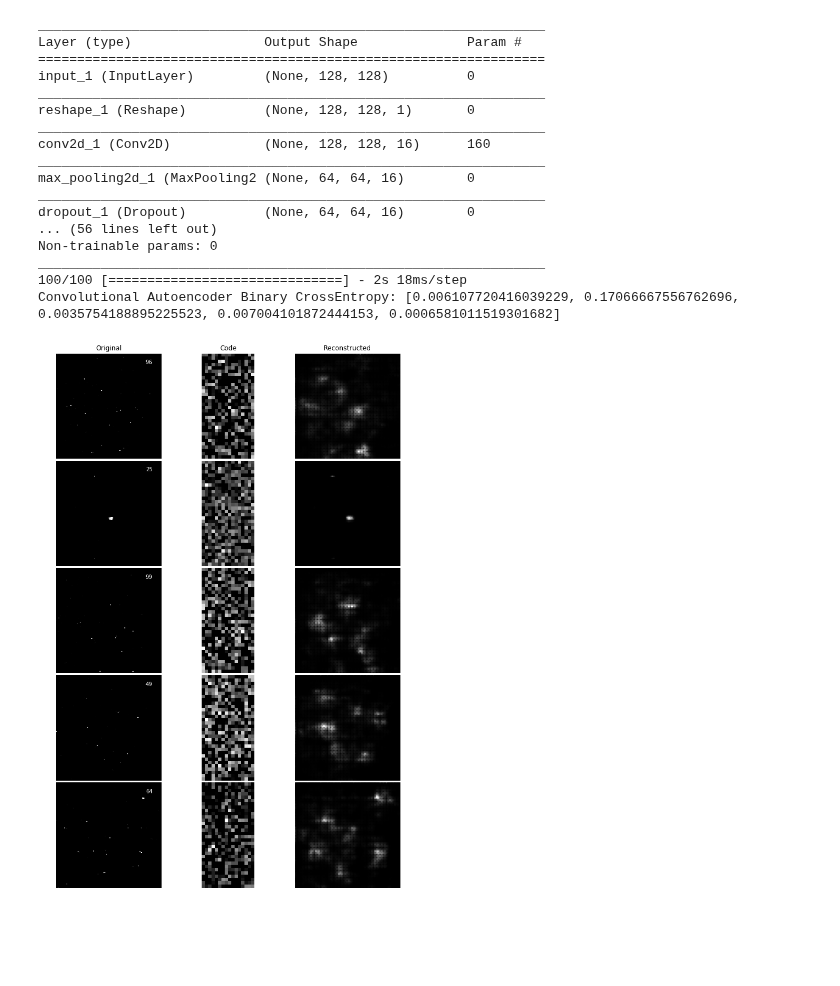
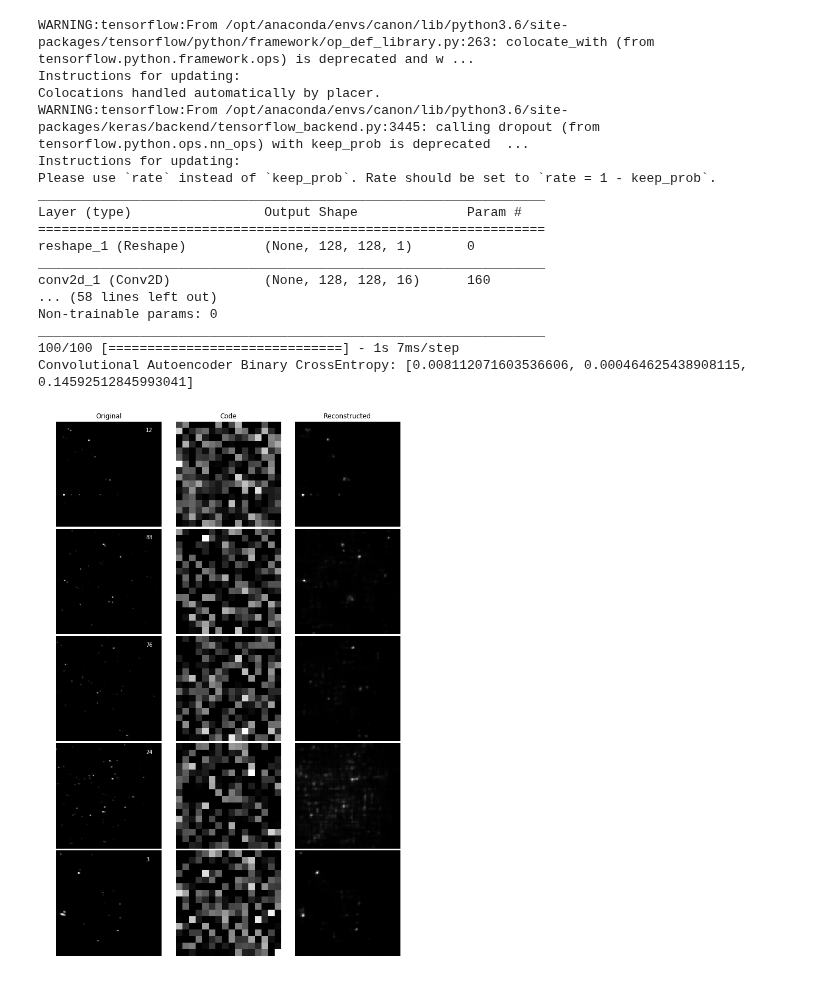
Before and after one commit to xmechanics/canon, a Jupyter notebook: scripts/review_model.ipynb, the cells around one changed output. Drawn from its saved outputs; the diff is of its cells as text; code cells hidden in the pictures; blank space fills up the shorter version.

```diff
--- a/scripts/review_model.ipynb
+++ b/scripts/review_model.ipynb
@@ -63,7 +63,7 @@ from canon.autoencode import reset_tf_session
 from canon.autoencode.models import load_encoder, load_decoder
 
 s = reset_tf_session()
-model_name = "ae_conv_4_512"
+model_name = "ae_conv_4_256_best_2"
 encoder = load_encoder(model_name)
 decoder = load_decoder(model_name)
 encoder.summary()
@@ -73,64 +73,64 @@ inp = L.Input(IMAGE_SHAPE)
 code = encoder(inp)
 reconstruction = decoder(code)
 autoencoder = keras.models.Model(inputs=inp, outputs=reconstruction)
-autoencoder.compile(optimizer="adamax", loss='binary_crossentropy', metrics=[precision, recall, f_beta, 'mse'])
+autoencoder.compile(optimizer="adam", loss='binary_crossentropy', metrics=['mse', f_beta])
 reconstruction_mse = autoencoder.evaluate(X_test, X_test, verbose=1)
 print("Convolutional Autoencoder Binary CrossEntropy:", reconstruction_mse)
 # %% [output]
+WARNING:tensorflow:From /opt/anaconda/envs/canon/lib/python3.6/site-packages/tensorflow/python/framework/op_def_library.py:263: colocate_with (from tensorflow.python.framework.ops) is deprecated and w ...
+Instructions for updating:
+Colocations handled automatically by placer.
+WARNING:tensorflow:From /opt/anaconda/envs/canon/lib/python3.6/site-packages/keras/backend/tensorflow_backend.py:3445: calling dropout (from tensorflow.python.ops.nn_ops) with keep_prob is deprecated  ...
+Instructions for updating:
+Please use `rate` instead of `keep_prob`. Rate should be set to `rate = 1 - keep_prob`.
 _________________________________________________________________
 Layer (type)                 Output Shape              Param #
 =================================================================
-input_1 (InputLayer)         (None, 128, 128)          0
-_________________________________________________________________
 reshape_1 (Reshape)          (None, 128, 128, 1)       0
 _________________________________________________________________
 conv2d_1 (Conv2D)            (None, 128, 128, 16)      160
-_________________________________________________________________
-max_pooling2d_1 (MaxPooling2 (None, 64, 64, 16)        0
-_________________________________________________________________
-dropout_1 (Dropout)          (None, 64, 64, 16)        0
-... (56 lines left out)
+... (58 lines left out)
 Non-trainable params: 0
 _________________________________________________________________
-100/100 [==============================] - 2s 18ms/step
-Convolutional Autoencoder Binary CrossEntropy: [0.006107720416039229, 0.17066667556762696, 0.0035754188895225523, 0.007004101872444153, 0.0006581011519301682]
+100/100 [==============================] - 1s 7ms/step
+Convolutional Autoencoder Binary CrossEntropy: [0.008112071603536606, 0.000464625438908115, 0.14592512845993041]
 # %%
 fig, ax = plt.subplots(5, 3, figsize=(10, 15))
-# for i, idx in enumerate(np.random.choice(len(X_test), 5)):
-for i, idx in enumerate([96, 25, 99, 49, 64, 2][:5]):
+for i, idx in enumerate(np.random.choice(len(X_test), 5)):
+# for i, idx in enumerate([96, 25, 99, 49, 64, 2][:5]):
     img = X_test[idx]
     code = encoder.predict(img[None])[0]  # img[None] is the same as img[np.newaxis, :]
     reco = decoder.predict(code[None])[0]
 
     ax0 = ax[i, 0]
     ax0.imshow(img, cmap='gray')
     ax0.axis('off')
 
     ax1 = ax[i, 1]
     if np.prod(code.shape) == 32:
         code_shape = (8, 4)
     elif np.prod(code.shape) == 128:
         code_shape = (16, 8)
     elif np.prod(code.shape) == 512:
         code_shape = (32, 16)
     else:
         code_shape = [int(np.ceil(np.sqrt(code.shape[-1]))),-1]
     ax1.imshow(code.reshape(code_shape), cmap='gray')
     ax1.axis('off')
 
     ax2 = ax[i, 2]
     # plt.title("Reconstructed")
     ax2.imshow(reco, cmap='gray')
     ax2.axis('off')
 
     ax0.text(0.85, 0.9, "%d" % idx, color='w', fontsize=10, transform=ax0.transAxes)
     if i == 0:
         ax0.set_title(r'Original', fontsize=12)
         ax1.set_title(r'Code', fontsize=12)
         ax2.set_title(r'Reconstructed', fontsize=12)
 
 fig.subplots_adjust(bottom=0, top=0.9, left=0, right=0.9, wspace=0.02, hspace=0.02)
 # %% [output]
-[figure, old version]
+[figure, new version]
 # %%
 # image 96, 25, 99, 49, 64, 2
```
Also changed, not shown: parts of 7 cells of this notebook, 12 other files.
